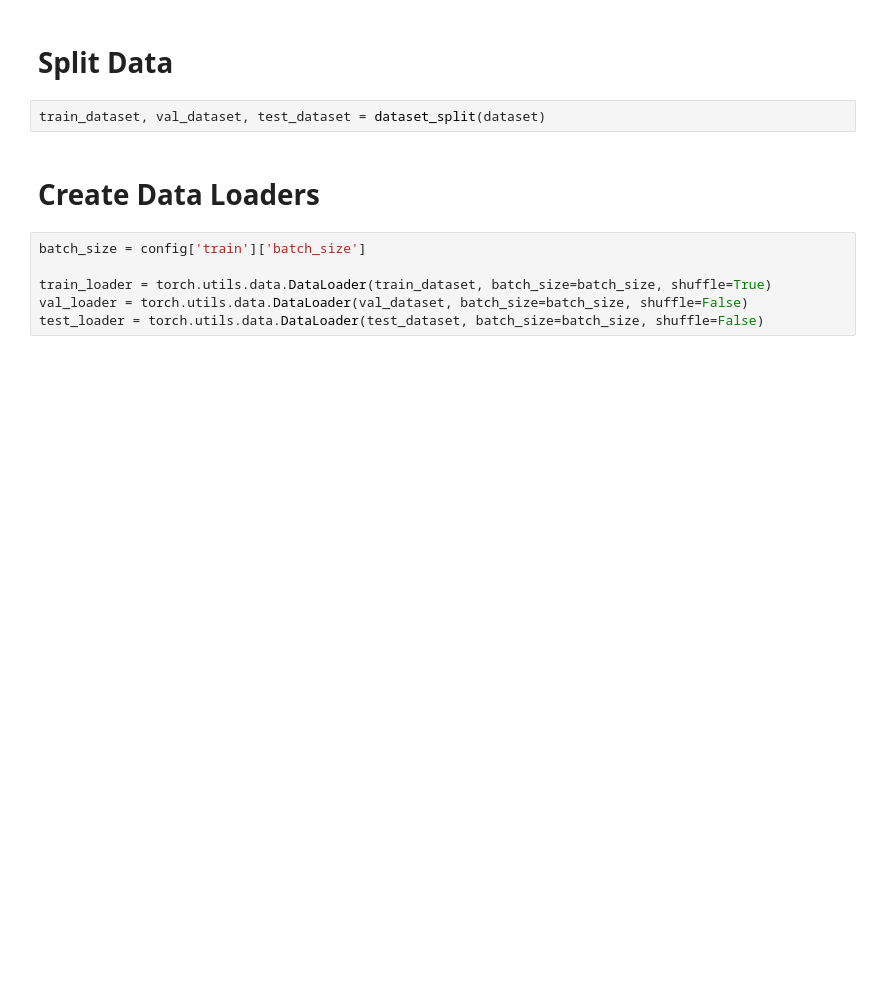
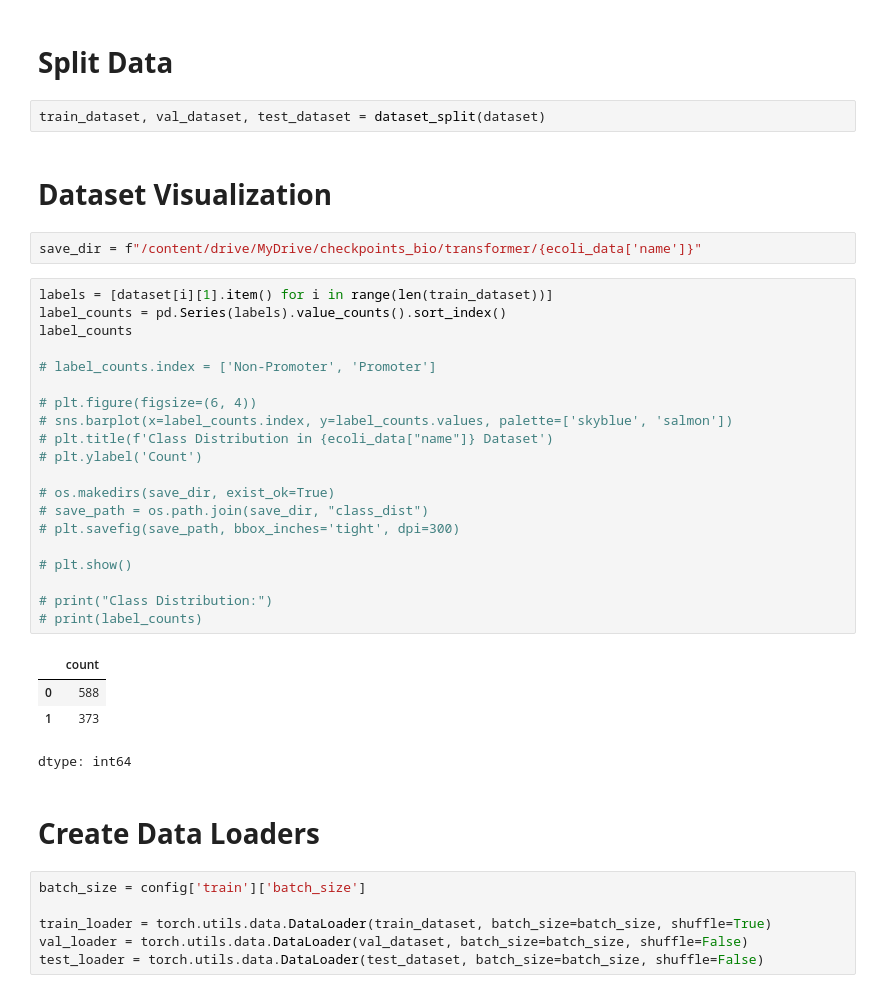
Before and after one commit to nmach22/Promoter-Classification, a Jupyter notebook: notebooks/train_transformer.ipynb, the cells around one changed output. Drawn from its saved outputs; the diff is of its cells as text; blank space fills up the shorter version.

```diff
--- a/notebooks/train_transformer.ipynb
+++ b/notebooks/train_transformer.ipynb
@@ -79,6 +85,35 @@ dataset = FastaDataset(prom_path, non_prom_path, seq_len=seq_length,encoding_fun
 # **Split Data**
 # %%
 train_dataset, val_dataset, test_dataset = dataset_split(dataset)
+# %% [markdown]
+# **Dataset Visualization**
+# %%
+save_dir = f"/content/drive/MyDrive/checkpoints_bio/transformer/{ecoli_data['name']}"
+# %%
+labels = [dataset[i][1].item() for i in range(len(train_dataset))]
+label_counts = pd.Series(labels).value_counts().sort_index()
+label_counts
+
+# label_counts.index = ['Non-Promoter', 'Promoter']
+
+# plt.figure(figsize=(6, 4))
+# sns.barplot(x=label_counts.index, y=label_counts.values, palette=['skyblue', 'salmon'])
+# plt.title(f'Class Distribution in {ecoli_data["name"]} Dataset')
+# plt.ylabel('Count')
+
+# os.makedirs(save_dir, exist_ok=True)
+# save_path = os.path.join(save_dir, "class_dist")
+# plt.savefig(save_path, bbox_inches='tight', dpi=300)
+
+# plt.show()
+
+# print("Class Distribution:")
+# print(label_counts)
+# %% [output]
+|  | count |
+| 0 | 588 |
+| 1 | 373 |
+dtype: int64
 # %% [markdown]
 # **Create Data Loaders**
 # %%
```
Also changed, not shown: parts of 11 cells of this notebook.
